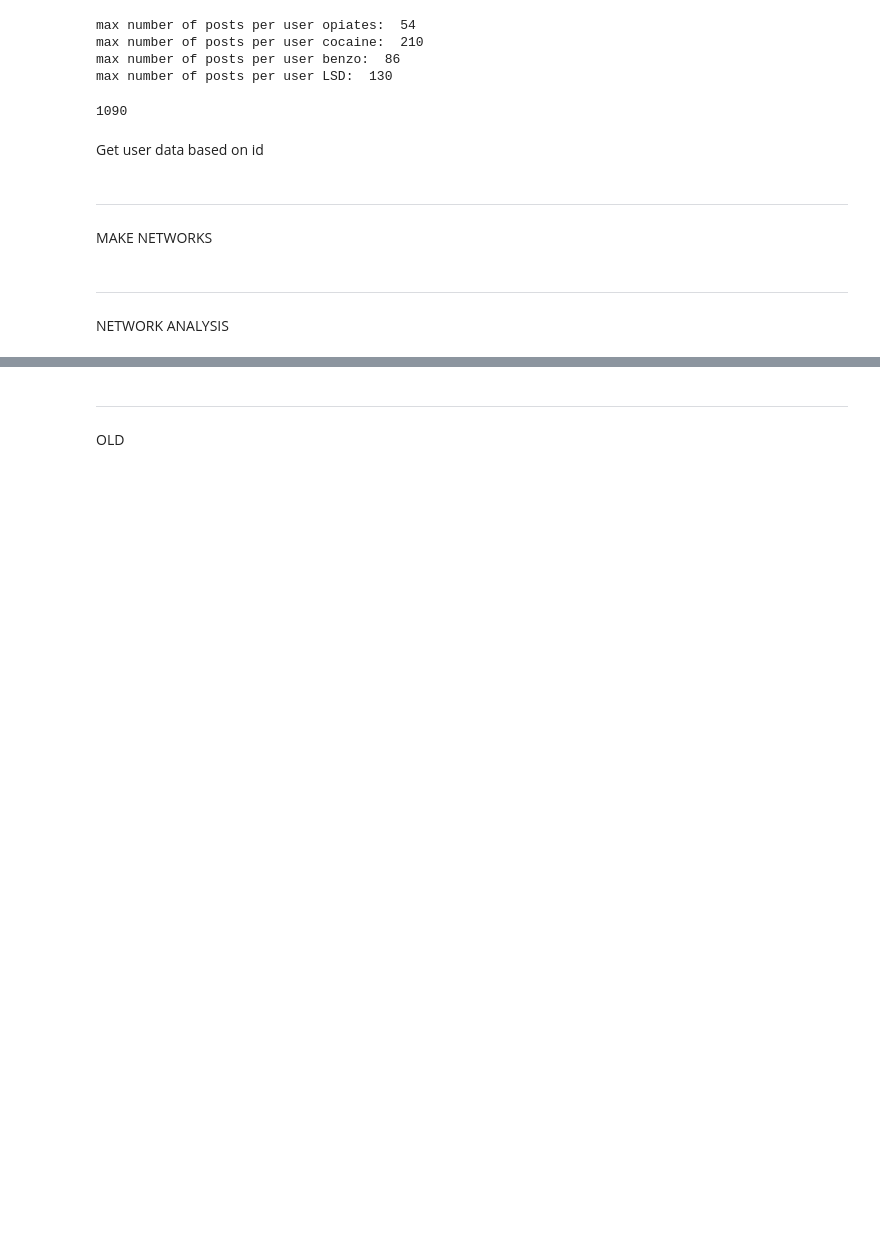
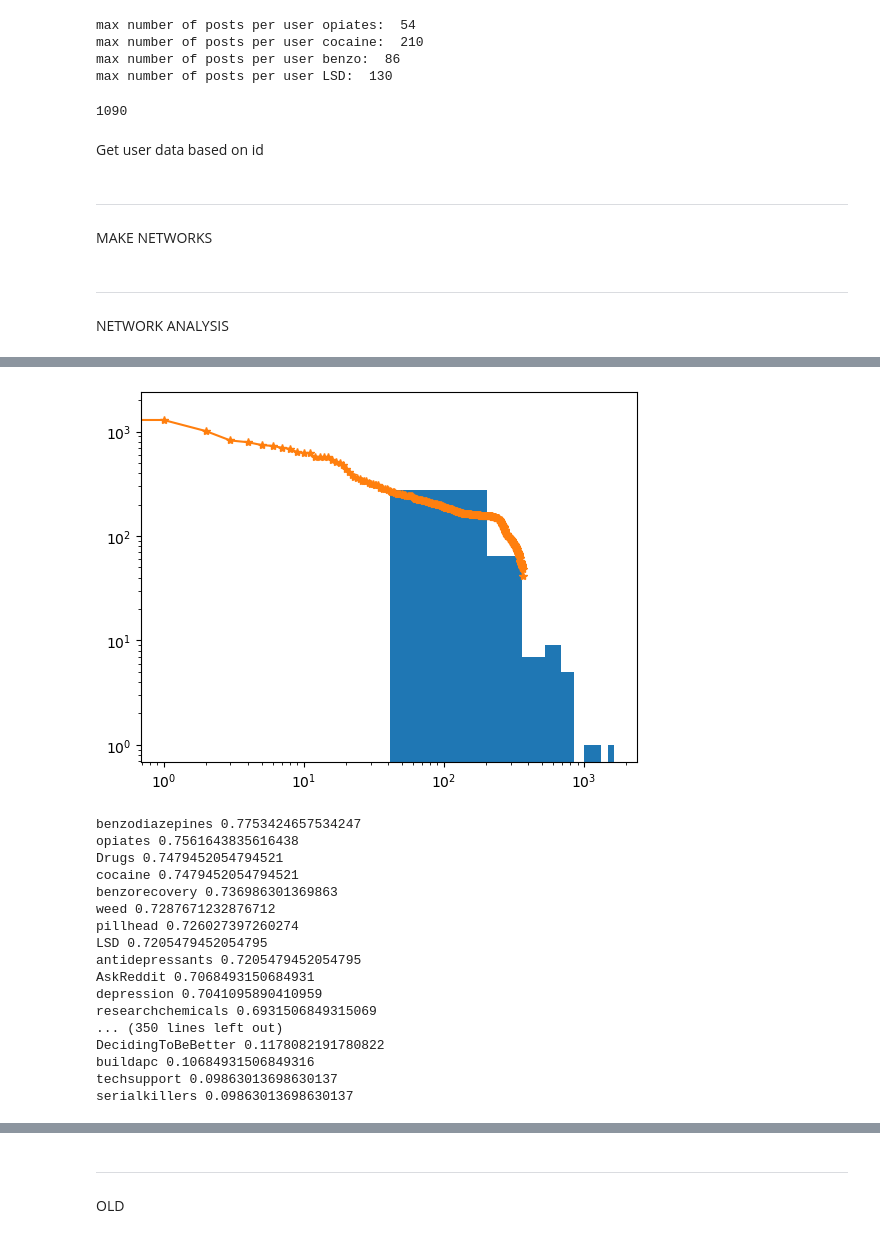
Before and after one commit to social-nlp-lab/reddit-network, a Jupyter notebook: make-class-ego.ipynb, the cells around one changed output, grey strips where cells are left out. Drawn from its saved outputs; the diff is of its cells as text; code cells hidden in the pictures; blank space fills up the shorter version.

```diff
--- a/make-class-ego.ipynb
+++ b/make-class-ego.ipynb
@@ -208,0 +261,22 @@ import networkx
+# %%
+G_B, benzodiazepines_degree, benzodiazepines_betweenness, benzodiazepines_closeness, benzodiazepines_eigenvector = get_centrality(benzodiazepines2, 136.3)
+benzodiazepines_degree_df = get_degree(benzodiazepines_degree, G_B)
+# %% [output]
+[figure, added]
+benzodiazepines 0.7753424657534247
+opiates 0.7561643835616438
+Drugs 0.7479452054794521
+cocaine 0.7479452054794521
+benzorecovery 0.736986301369863
+weed 0.7287671232876712
+pillhead 0.726027397260274
+LSD 0.7205479452054795
+antidepressants 0.7205479452054795
+AskReddit 0.7068493150684931
+depression 0.7041095890410959
+researchchemicals 0.6931506849315069
+... (350 lines left out)
+DecidingToBeBetter 0.1178082191780822
+buildapc 0.10684931506849316
+techsupport 0.09863013698630137
+serialkillers 0.09863013698630137
```
Also changed, not shown: parts of 32 cells of this notebook, 4 other files.
